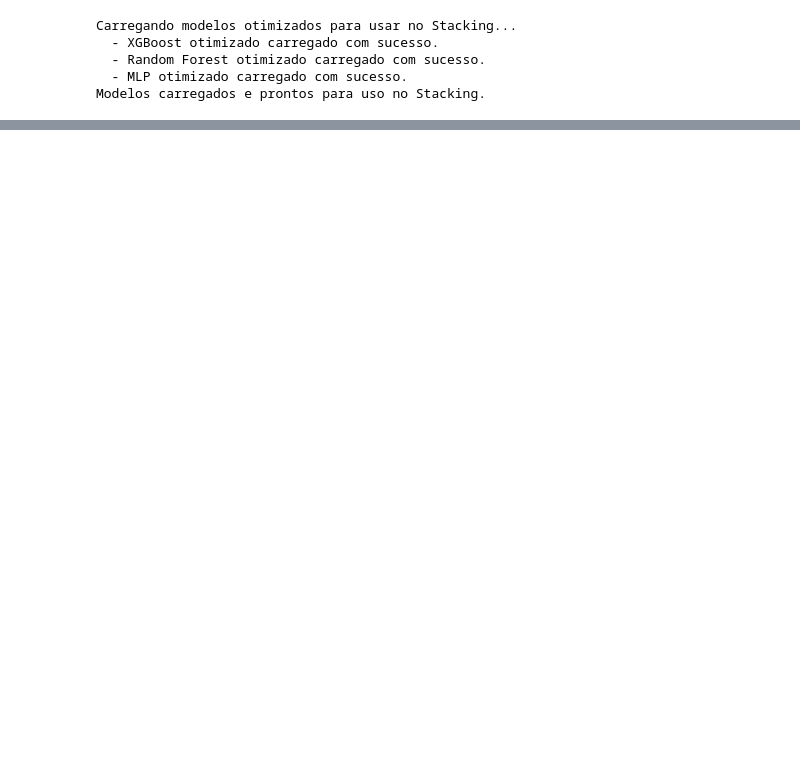
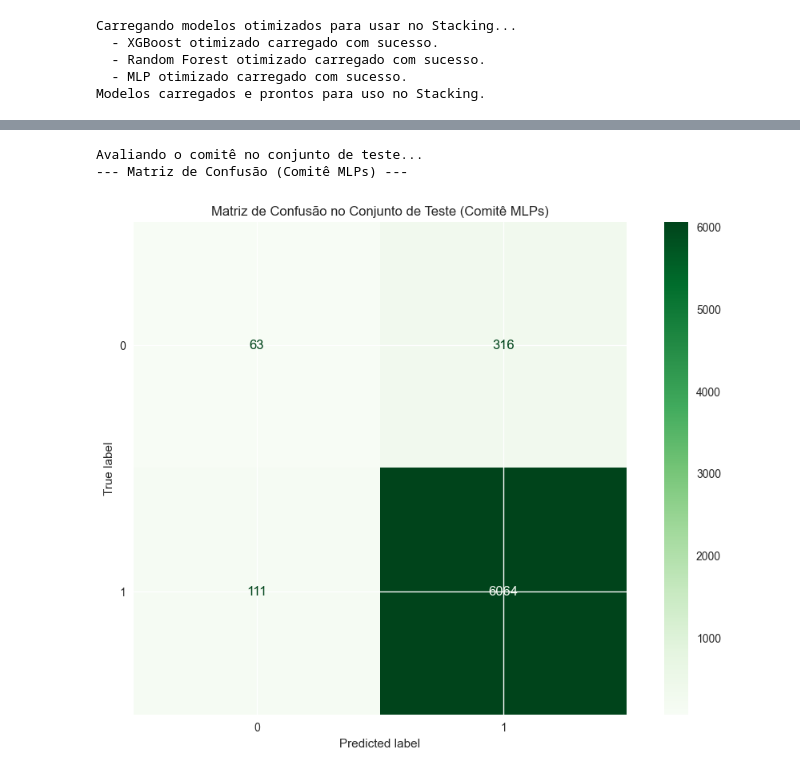
Before and after one commit to Eduardocin/employee-access-predictor, a Jupyter notebook: projeto_models.ipynb, the cells around one changed output, grey strips where cells are left out. Drawn from its saved outputs; the diff is of its cells as text; code cells hidden in the pictures; blank space fills up the shorter version.

```diff
--- a/projeto_models.ipynb
+++ b/projeto_models.ipynb
@@ -1491,0 +1354,14 @@ print(f"Melhores Parâmetros: {all_results_stacking['Stacking']['overall_best_pa
+# %%
+# com os pré-processadores e os modelos MLP.
+print("Treinando o Comitê de Redes Neurais (Voting)...")
+
+# Cria o pipeline completo com pré-processamento e o comitê
+# Assumindo que você está usando a mesma lógica de pipeline do notebook
+pipeline_mlp = create_pipeline(voting_mlp, use_full=False)
+
+# Treina o modelo no conjunto de treino limpo
+final_mlp_model = pipeline_mlp.fit(X_train_clean, y_train)
+
+
+# --- SALVAR O MODELO MLP TREINADO ---
+joblib.dump(final_mlp_model, 'modelos/comite_mlp_final.pkl')
@@ -1491,0 +1474,19 @@ print(f"Melhores Parâmetros: {all_results_stacking['Stacking']['overall_best_pa
+# %%
+# --- Avaliação do Modelo ---
+
+# Faz as previsões no conjunto de teste
+print("\nAvaliando o comitê no conjunto de teste...")
+y_pred_mlp_test = final_mlp_model.predict(X_test_clean)
+
+
+# Gera e exibe a Matriz de Confusão
+print("--- Matriz de Confusão (Comitê MLPs) ---")
+cm_mlp = confusion_matrix(y_test, y_pred_mlp_test)
+disp_mlp = ConfusionMatrixDisplay(confusion_matrix=cm_mlp, display_labels=final_mlp_model.classes_)
+disp_mlp.plot(cmap='Greens', values_format='d')
+plt.title('Matriz de Confusão no Conjunto de Teste (Comitê MLPs)')
+plt.show()
+# %% [output]
+Avaliando o comitê no conjunto de teste...
+--- Matriz de Confusão (Comitê MLPs) ---
+[figure, added]
```
Also changed, not shown: parts of 24 cells of this notebook, 2 other files.
